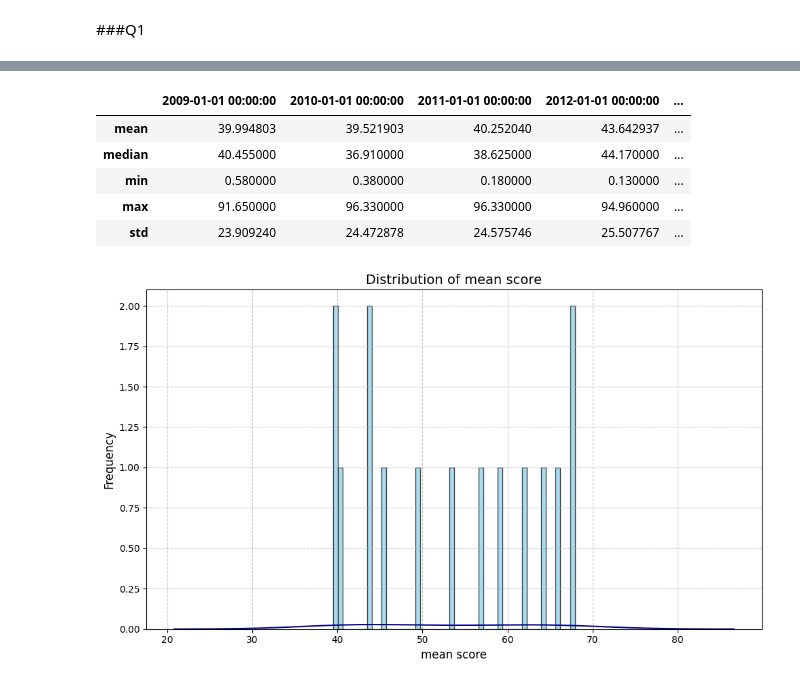
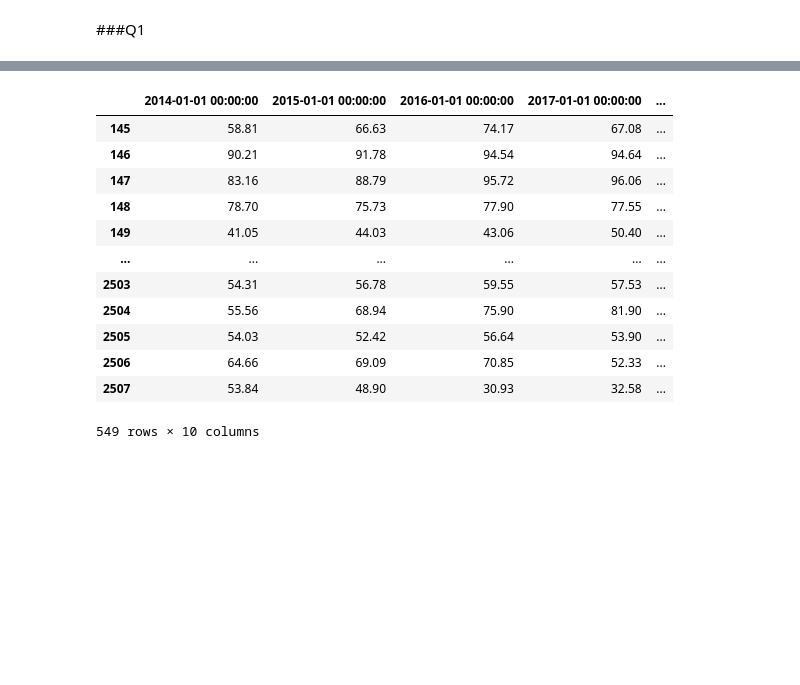
Before and after one commit to linneverh/Sust-Finance, a Jupyter notebook: Assignment_Q1.ipynb, the cells around one changed output, grey strips where cells are left out. Cells and saved outputs as stored; diff of their text form; code cells hidden in the pictures; blank space fills up the shorter version.

```diff
--- a/Assignment_Q1.ipynb
+++ b/Assignment_Q1.ipynb
@@ -680,32 +553,23 @@ Name: 2507, dtype: float64
 # %%
 #Analysis 1: mean, median, min, max, std
 # Calculate mean, median, min, max, and std for EM_merged_DS_EScore_Y
-escore_stats = EM_merged_DS_EScore_Y.iloc[:, 4:].agg(['mean', 'median', 'min', 'max', 'std'])
+escore_stats = EM_merged_DS_EScore_Y.iloc[:, 9:].agg(['mean', 'median', 'min', 'max', 'std'])
+escore = EM_merged_DS_EScore_Y.iloc[:, 9:]
 
 # Print the statistics
 escore_stats
+escore
 # %% [output]
-|  | 2009-01-01 00:00:00 | 2010-01-01 00:00:00 | 2011-01-01 00:00:00 | 2012-01-01 00:00:00 | ... |
-| mean | 39.994803 | 39.521903 | 40.252040 | 43.642937 | ... |
-| median | 40.455000 | 36.910000 | 38.625000 | 44.170000 | ... |
-| min | 0.580000 | 0.380000 | 0.180000 | 0.130000 | ... |
-| max | 91.650000 | 96.330000 | 96.330000 | 94.960000 | ... |
-| std | 23.909240 | 24.472878 | 24.575746 | 25.507767 | ... |
+|  | 2014-01-01 00:00:00 | 2015-01-01 00:00:00 | 2016-01-01 00:00:00 | 2017-01-01 00:00:00 | ... |
+| 145 | 58.81 | 66.63 | 74.17 | 67.08 | ... |
+| 146 | 90.21 | 91.78 | 94.54 | 94.64 | ... |
+| 147 | 83.16 | 88.79 | 95.72 | 96.06 | ... |
+| 148 | 78.70 | 75.73 | 77.90 | 77.55 | ... |
+| 149 | 41.05 | 44.03 | 43.06 | 50.40 | ... |
+| ... | ... | ... | ... | ... | ... |
+| 2503 | 54.31 | 56.78 | 59.55 | 57.53 | ... |
+| 2504 | 55.56 | 68.94 | 75.90 | 81.90 | ... |
+| 2505 | 54.03 | 52.42 | 56.64 | 53.90 | ... |
+| 2506 | 64.66 | 69.09 | 70.85 | 52.33 | ... |
+| 2507 | 53.84 | 48.90 | 30.93 | 32.58 | ... |
+549 rows × 10 columns
-# %%
-#Analysis 2: histogram of cross-sectional distribtuion of the score + add mean/median/min/max/std.
-
-plt.figure(figsize=(10, 6))
-plt.hist(escore_stats.iloc[0], bins=50,
-         color='skyblue', edgecolor='black', alpha=0.7)
-plt.xlabel('mean score', fontsize=12)
-plt.ylabel('Frequency', fontsize=12)
-plt.title('Distribution of mean score', fontsize=14)
-plt.grid(True, linestyle='--', alpha=0.7)
-plt.tight_layout()
-
-# Add KDE
-sns.kdeplot( escore_stats.iloc[0], color='darkblue')
-
-plt.show()
-# %% [output]
-[figure, removed]
```
Also changed, not shown: parts of 6 cells of this notebook.
